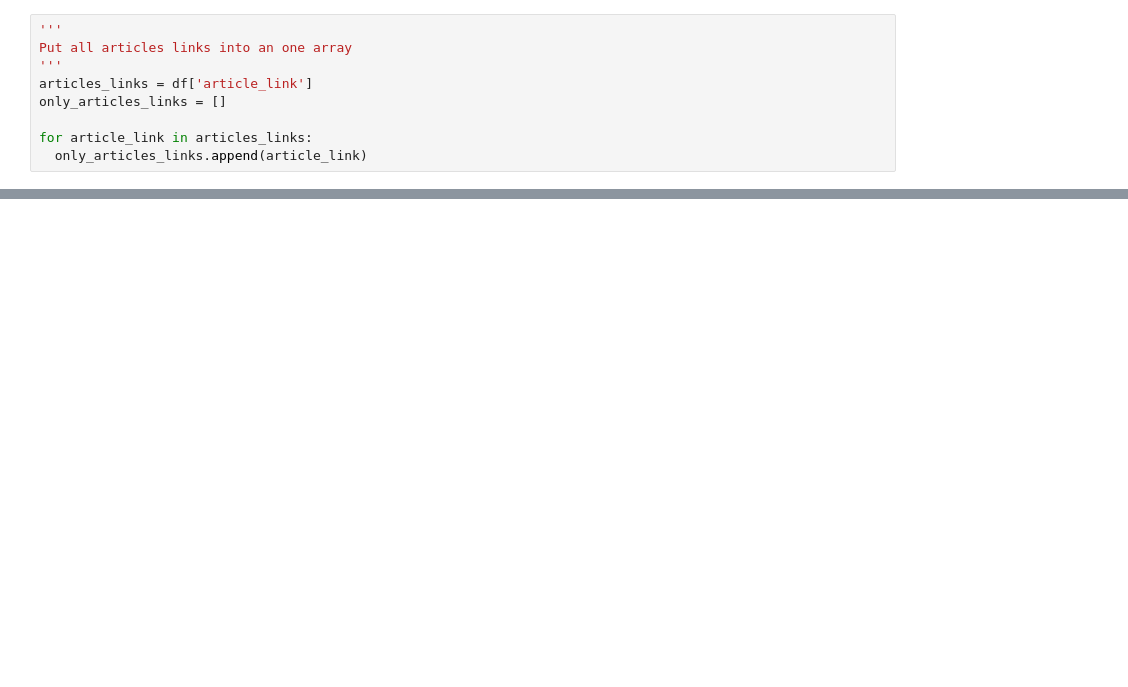
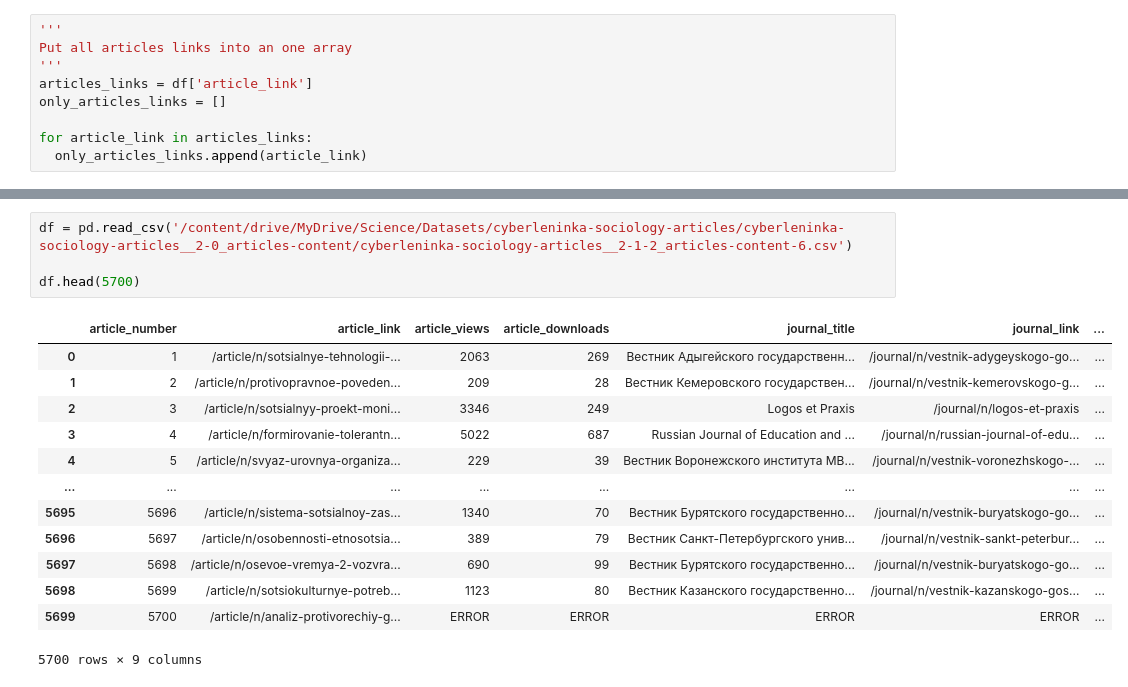
Before and after one commit to R-Mosolov/notebook-by-google-colab, a Jupyter notebook: parse_articles_content.ipynb, the cells around one changed output, grey strips where cells are left out. Saved outputs shown, nothing was run; the diff lists cells and outputs as text; blank space fills up the shorter version.

```diff
--- a/parse_articles_content.ipynb
+++ b/parse_articles_content.ipynb
@@ -301,0 +384,18 @@ for article_link in only_articles_links:
+# %%
+df = pd.read_csv('/content/drive/MyDrive/Science/Datasets/cyberleninka-sociology-articles/cyberleninka-sociology-articles__2-0_articles-content/cyberleninka-sociology-articles__2-1-2_articles-content-6.csv')
+
+df.head(5700)
+# %% [output]
+|  | article_number | article_link | article_views | article_downloads | journal_title | journal_link | ... |
+| 0 | 1 | /article/n/sotsialnye-tehnologii-... | 2063 | 269 | Вестник Адыгейского государственн... | /journal/n/vestnik-adygeyskogo-go... | ... |
+| 1 | 2 | /article/n/protivopravnoe-poveden... | 209 | 28 | Вестник Кемеровского государствен... | /journal/n/vestnik-kemerovskogo-g... | ... |
+| 2 | 3 | /article/n/sotsialnyy-proekt-moni... | 3346 | 249 | Logos et Praxis | /journal/n/logos-et-praxis | ... |
+| 3 | 4 | /article/n/formirovanie-tolerantn... | 5022 | 687 | Russian Journal of Education and ... | /journal/n/russian-journal-of-edu... | ... |
+| 4 | 5 | /article/n/svyaz-urovnya-organiza... | 229 | 39 | Вестник Воронежского института МВ... | /journal/n/vestnik-voronezhskogo-... | ... |
+| ... | ... | ... | ... | ... | ... | ... | ... |
+| 5695 | 5696 | /article/n/sistema-sotsialnoy-zas... | 1340 | 70 | Вестник Бурятского государственно... | /journal/n/vestnik-buryatskogo-go... | ... |
+| 5696 | 5697 | /article/n/osobennosti-etnosotsia... | 389 | 79 | Вестник Санкт-Петербургского унив... | /journal/n/vestnik-sankt-peterbur... | ... |
+| 5697 | 5698 | /article/n/osevoe-vremya-2-vozvra... | 690 | 99 | Вестник Бурятского государственно... | /journal/n/vestnik-buryatskogo-go... | ... |
+| 5698 | 5699 | /article/n/sotsiokulturnye-potreb... | 1123 | 80 | Вестник Казанского государственно... | /journal/n/vestnik-kazanskogo-gos... | ... |
+| 5699 | 5700 | /article/n/analiz-protivorechiy-g... | ERROR | ERROR | ERROR | ERROR | ... |
+5700 rows × 9 columns
```
Also changed, not shown: parts of 9 cells of this notebook.
